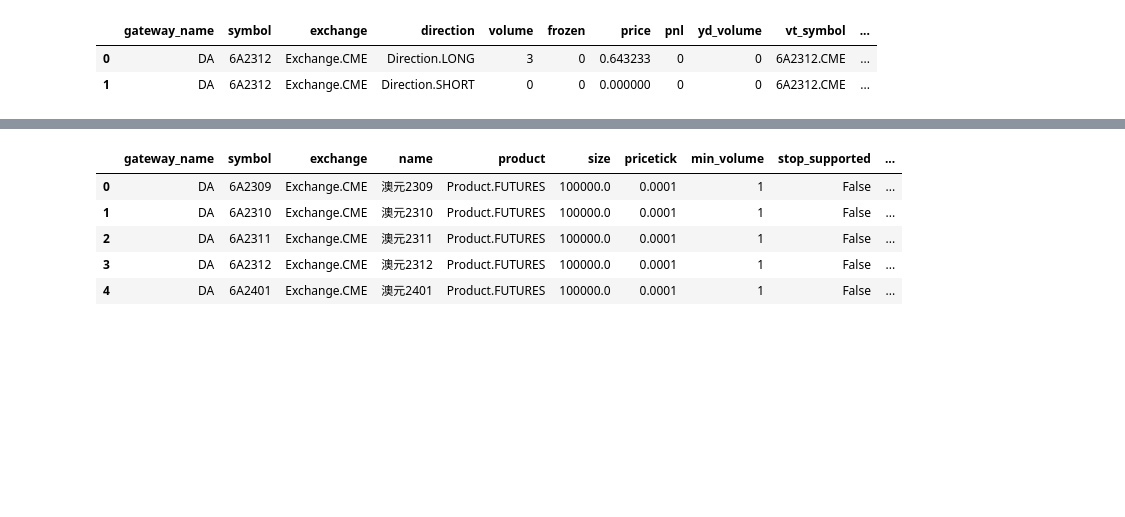
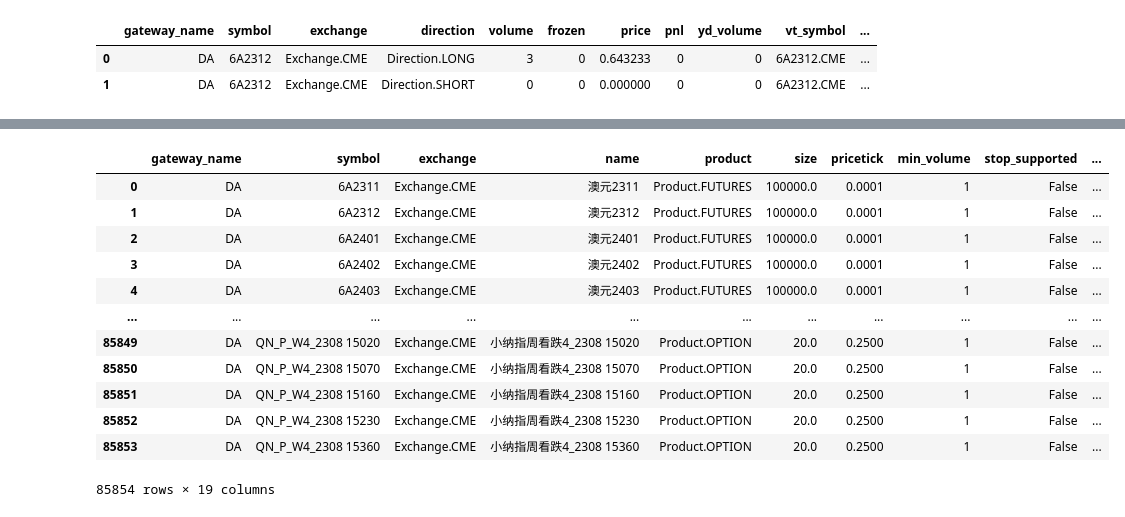
Before and after one commit to KangruiYuan/XQuant, a Jupyter notebook: XQuant/Scripts/VNTrade/script_vn.ipynb, the cells around one changed output, grey strips where cells are left out. Drawn from its saved outputs; the diff is of its cells as text; code cells hidden in the pictures; blank space fills up the shorter version.

```diff
--- a/XQuant/Scripts/VNTrade/script_vn.ipynb
+++ b/XQuant/Scripts/VNTrade/script_vn.ipynb
@@ -72,10 +74,17 @@ engine.get_all_active_orders(use_df=True)
 # %%
 all_contracts = engine.get_all_contracts(use_df=True)
-all_contracts.head()
+all_contracts
 # %% [output]
 |  | gateway_name | symbol | exchange | name | product | size | pricetick | min_volume | stop_supported | ... |
-| 0 | DA | 6A2309 | Exchange.CME | 澳元2309 | Product.FUTURES | 100000.0 | 0.0001 | 1 | False | ... |
-| 1 | DA | 6A2310 | Exchange.CME | 澳元2310 | Product.FUTURES | 100000.0 | 0.0001 | 1 | False | ... |
-| 2 | DA | 6A2311 | Exchange.CME | 澳元2311 | Product.FUTURES | 100000.0 | 0.0001 | 1 | False | ... |
-| 3 | DA | 6A2312 | Exchange.CME | 澳元2312 | Product.FUTURES | 100000.0 | 0.0001 | 1 | False | ... |
-| 4 | DA | 6A2401 | Exchange.CME | 澳元2401 | Product.FUTURES | 100000.0 | 0.0001 | 1 | False | ... |
+| 0 | DA | 6A2311 | Exchange.CME | 澳元2311 | Product.FUTURES | 100000.0 | 0.0001 | 1 | False | ... |
+| 1 | DA | 6A2312 | Exchange.CME | 澳元2312 | Product.FUTURES | 100000.0 | 0.0001 | 1 | False | ... |
+| 2 | DA | 6A2401 | Exchange.CME | 澳元2401 | Product.FUTURES | 100000.0 | 0.0001 | 1 | False | ... |
+| 3 | DA | 6A2402 | Exchange.CME | 澳元2402 | Product.FUTURES | 100000.0 | 0.0001 | 1 | False | ... |
+| 4 | DA | 6A2403 | Exchange.CME | 澳元2403 | Product.FUTURES | 100000.0 | 0.0001 | 1 | False | ... |
+| ... | ... | ... | ... | ... | ... | ... | ... | ... | ... | ... |
+| 85849 | DA | QN_P_W4_2308 15020 | Exchange.CME | 小纳指周看跌4_2308 15020 | Product.OPTION | 20.0 | 0.2500 | 1 | False | ... |
+| 85850 | DA | QN_P_W4_2308 15070 | Exchange.CME | 小纳指周看跌4_2308 15070 | Product.OPTION | 20.0 | 0.2500 | 1 | False | ... |
+| 85851 | DA | QN_P_W4_2308 15160 | Exchange.CME | 小纳指周看跌4_2308 15160 | Product.OPTION | 20.0 | 0.2500 | 1 | False | ... |
+| 85852 | DA | QN_P_W4_2308 15230 | Exchange.CME | 小纳指周看跌4_2308 15230 | Product.OPTION | 20.0 | 0.2500 | 1 | False | ... |
+| 85853 | DA | QN_P_W4_2308 15360 | Exchange.CME | 小纳指周看跌4_2308 15360 | Product.OPTION | 20.0 | 0.2500 | 1 | False | ... |
+85854 rows × 19 columns
```
Also changed, not shown: parts of 16 cells of this notebook, 21 other files.
